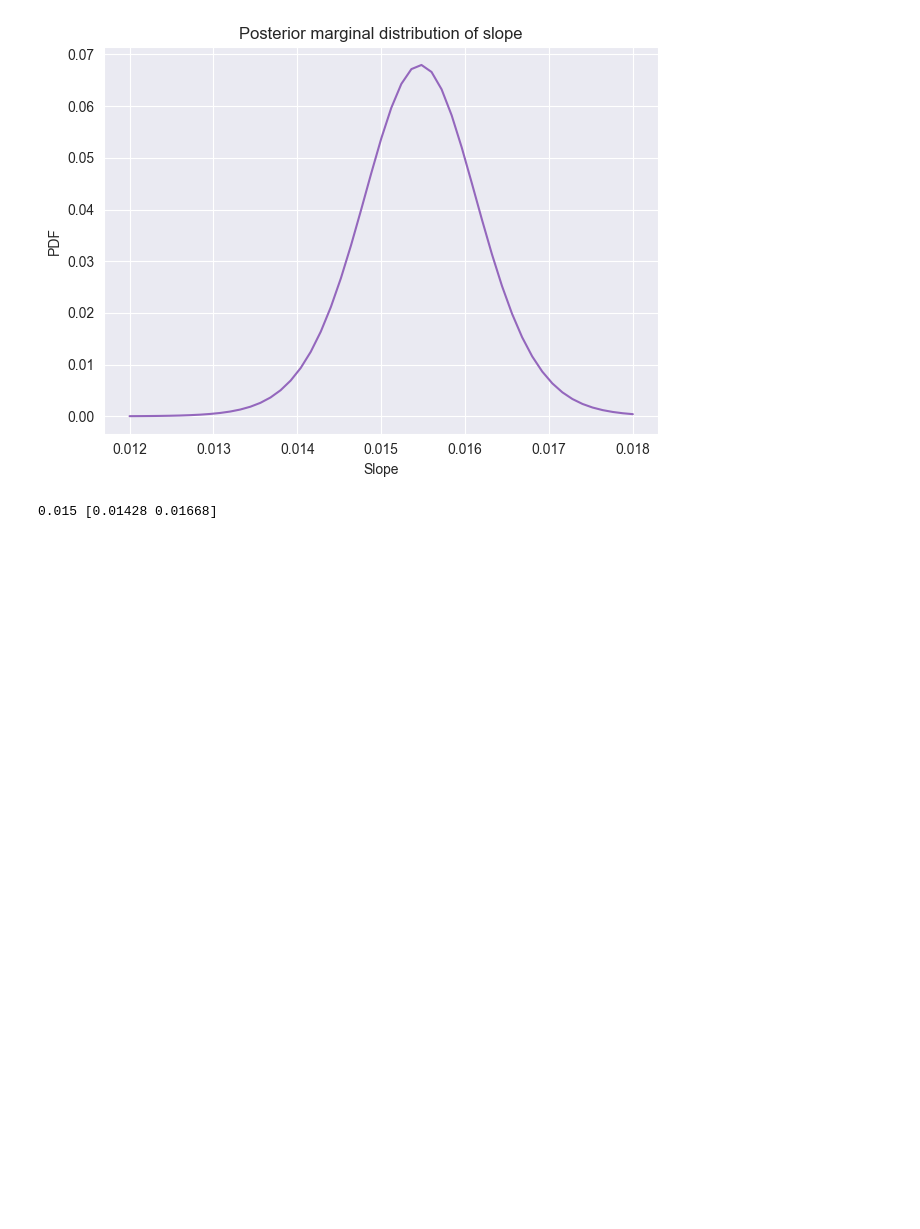
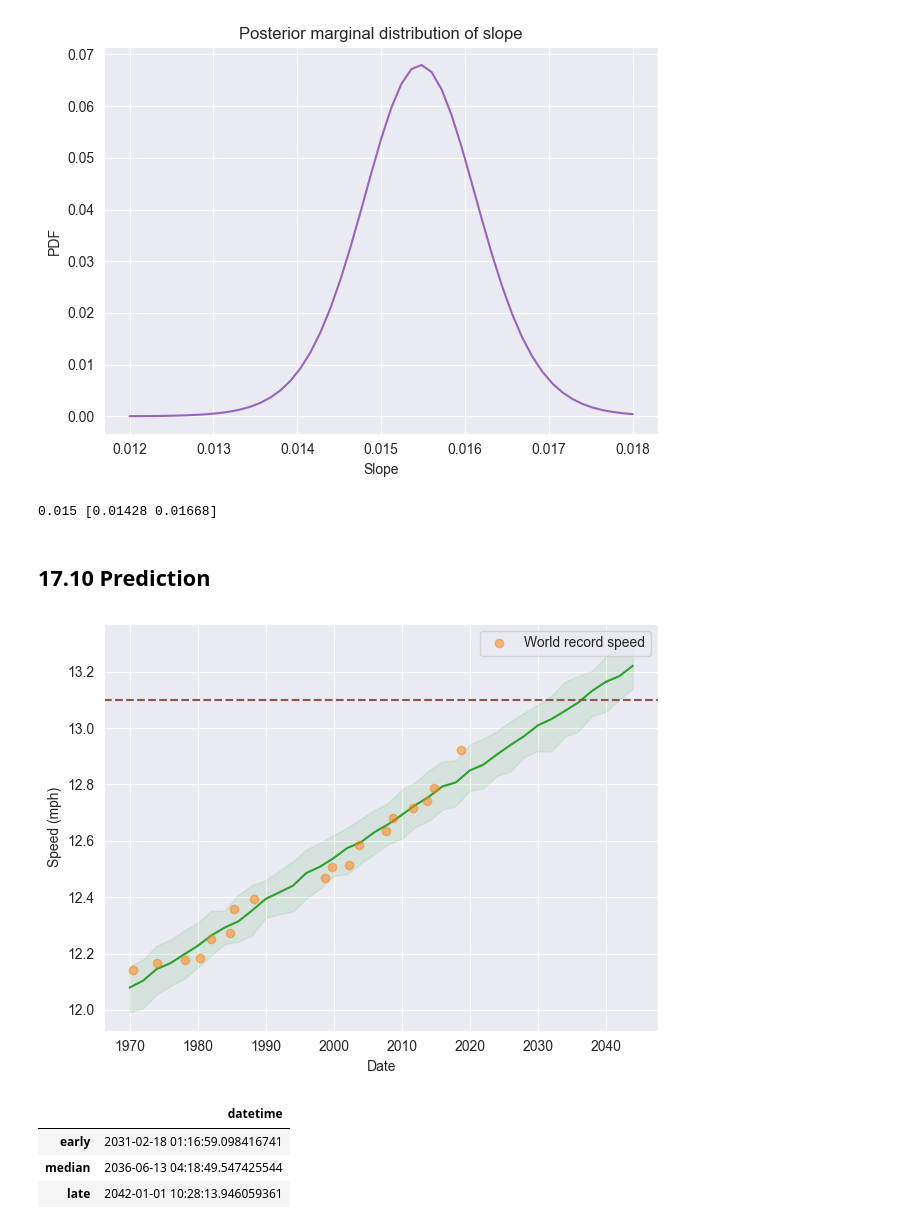
Before and after one commit to Xupeiyi/think-bayes, a Jupyter notebook: chapter17.ipynb, the cells around one changed output. Cells and saved outputs as stored; diff of their text form; code cells hidden in the pictures; blank space fills up the shorter version.

```diff
--- a/chapter17.ipynb
+++ b/chapter17.ipynb
@@ -413,3 +414,39 @@ decorate(
 summarize(posterior_slope)
 # %% [output]
 0.015 [0.01428 0.01668]
+# %% [markdown]
+## 17.10 Prediction
+# %%
+sample = posterior.choice(101)
+
+xs = np.arange(-25, 50, 2)
+pred = np.empty((len(sample), len(xs)))
+
+for i, (slope, inter, sigma) in enumerate(sample):
+    epsilon = norm(0, sigma).rvs(len(xs))
+    pred[i] = inter + slope * xs + epsilon
+# %%
+low, median, high = np.percentile(pred, [5, 50, 95], axis=0)
+times = pd.to_timedelta(xs*365.24, unit='days') + offset
+
+plt.fill_between(times, low, high, color='C2', alpha=0.1)
+plt.plot(times, median, color='C2')
+plot_speeds(data)
+# %% [output]
+[figure, added]
+# %%
+future = np.array([
+    interp1d(high, xs)(13.1),
+    interp1d(median, xs)(13.1),
+    interp1d(low, xs)(13.1)]
+)
+dts = pd.to_timedelta(future*365.24, unit='day') + offset
+pd.DataFrame(
+    dict(datetime=dts),
+    index=['early', 'median', 'late']
+)
+# %% [output]
+|  | datetime |
+| early | 2031-02-18 01:16:59.098416741 |
+| median | 2036-06-13 04:18:49.547425544 |
+| late | 2042-01-01 10:28:13.946059361 |
```
Also changed, not shown: parts of 1 cell of this notebook.
